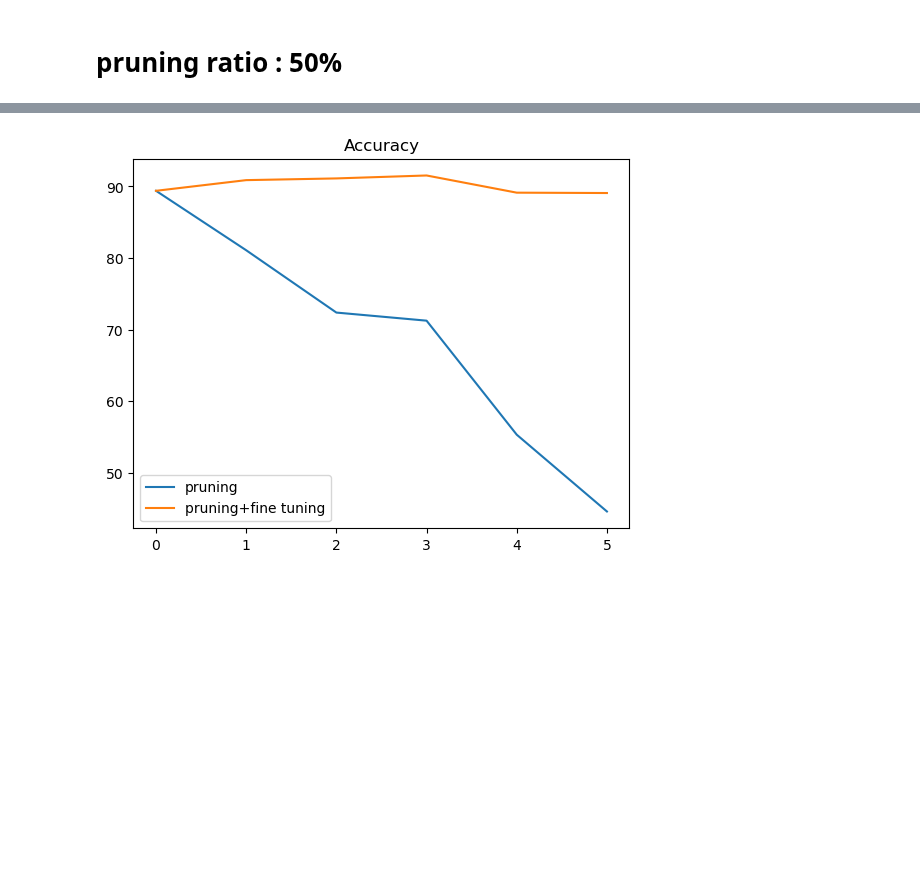
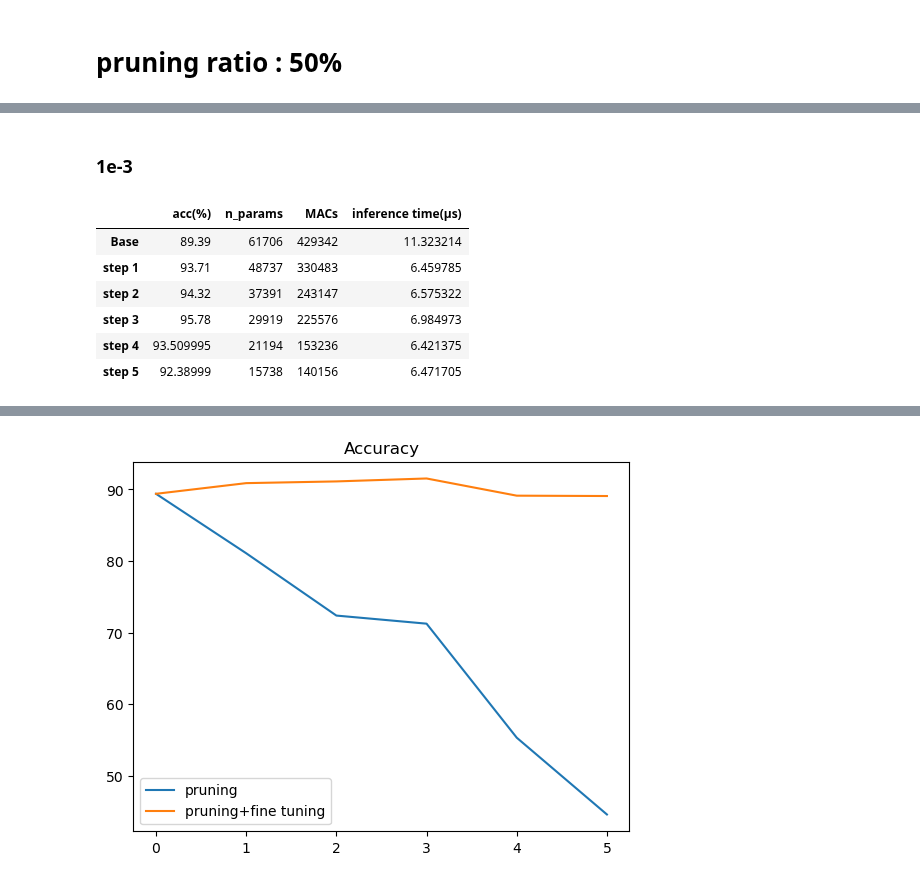
Before and after one commit to yewonkim01/Optimized-Model-on-JetsonNano-with-Pruning-and-Quantization, a Jupyter notebook: experiment.ipynb, the cells around one changed output, grey strips where cells are left out. Saved outputs shown, nothing was run; the diff lists cells and outputs as text; code cells hidden in the pictures; blank space fills up the shorter version.

```diff
--- a/experiment.ipynb
+++ b/experiment.ipynb
@@ -179,0 +309,16 @@ df_50
+# %% [markdown]
+### 1e-3
+# %%
+# pruning + finetuning
+model = copy.deepcopy(origin_model)
+
+model_50, acc_50, params_50, mmac_50, inference_time_50, df_50 = pruning_finetuning(model, 0.5, device, test_loader)
+df_50
+# %% [output]
+|  | acc(%) | n_params | MACs | inference time(μs) |
+| Base | 89.39 | 61706 | 429342 | 11.323214 |
+| step 1 | 93.71 | 48737 | 330483 | 6.459785 |
+| step 2 | 94.32 | 37391 | 243147 | 6.575322 |
+| step 3 | 95.78 | 29919 | 225576 | 6.984973 |
+| step 4 | 93.509995 | 21194 | 153236 | 6.421375 |
+| step 5 | 92.38999 | 15738 | 140156 | 6.471705 |
```
Also changed, not shown: parts of 39 cells of this notebook, 3 other files.
